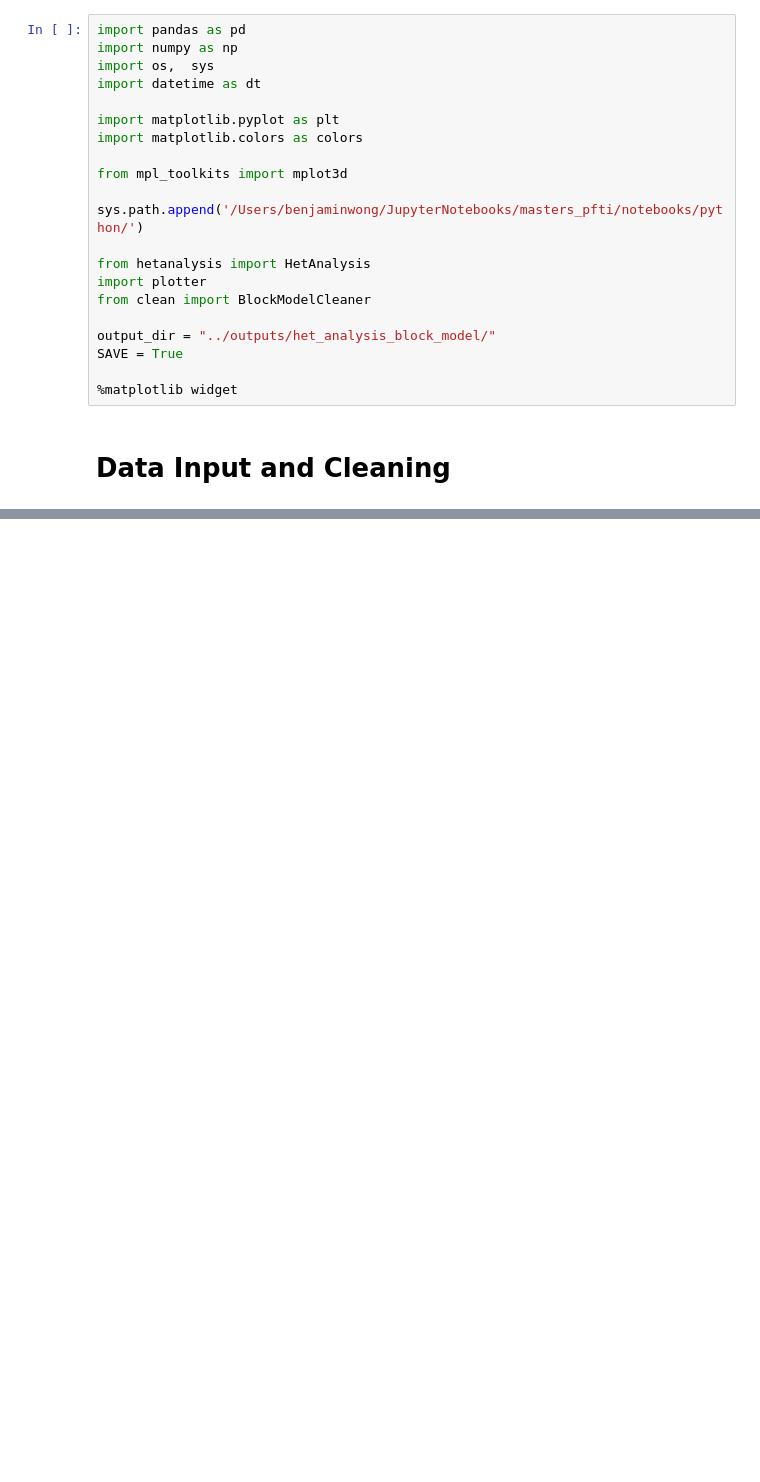
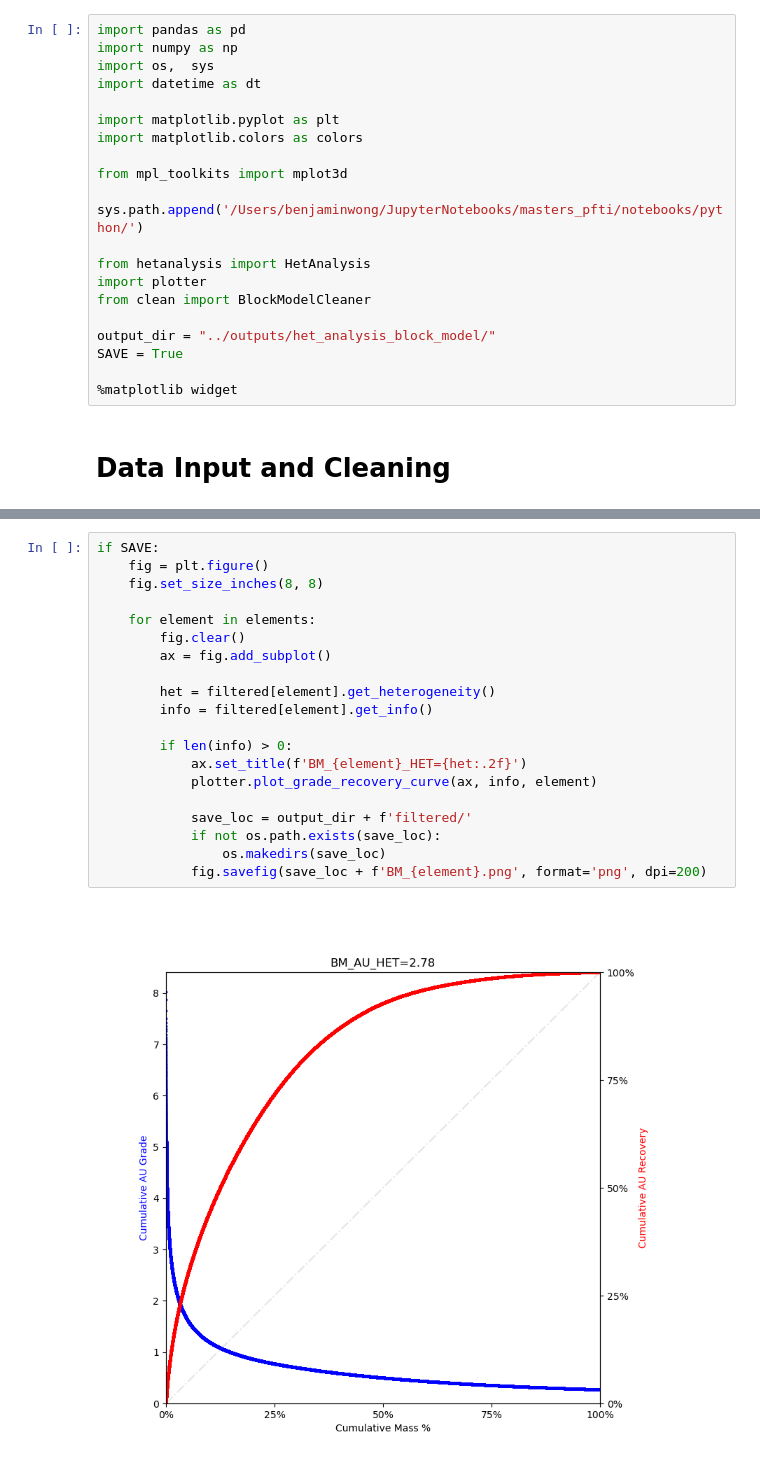
Before and after one commit to jouytrew/masters_pfti, a Jupyter notebook: notebooks/het_analysis_block_model.ipynb, the cells around one changed output, grey strips where cells are left out. Drawn from its saved outputs; the diff is of its cells as text; blank space fills up the shorter version.

```diff
--- a/notebooks/het_analysis_block_model.ipynb
+++ b/notebooks/het_analysis_block_model.ipynb
@@ -44,0 +94,22 @@ df
+# %%
+if SAVE:
+    fig = plt.figure()
+    fig.set_size_inches(8, 8)
+
+    for element in elements:
+        fig.clear()
+        ax = fig.add_subplot()
+
+        het = filtered[element].get_heterogeneity()
+        info = filtered[element].get_info()
+
+        if len(info) > 0:
+            ax.set_title(f'BM_{element}_HET={het:.2f}')
+            plotter.plot_grade_recovery_curve(ax, info, element)
+
+            save_loc = output_dir + f'filtered/'
+            if not os.path.exists(save_loc):
+                os.makedirs(save_loc)
+            fig.savefig(save_loc + f'BM_{element}.png', format='png', dpi=200)
+# %% [output]
+[figure, added]
```
Also changed, not shown: parts of 7 cells of this notebook, 1 other file.
